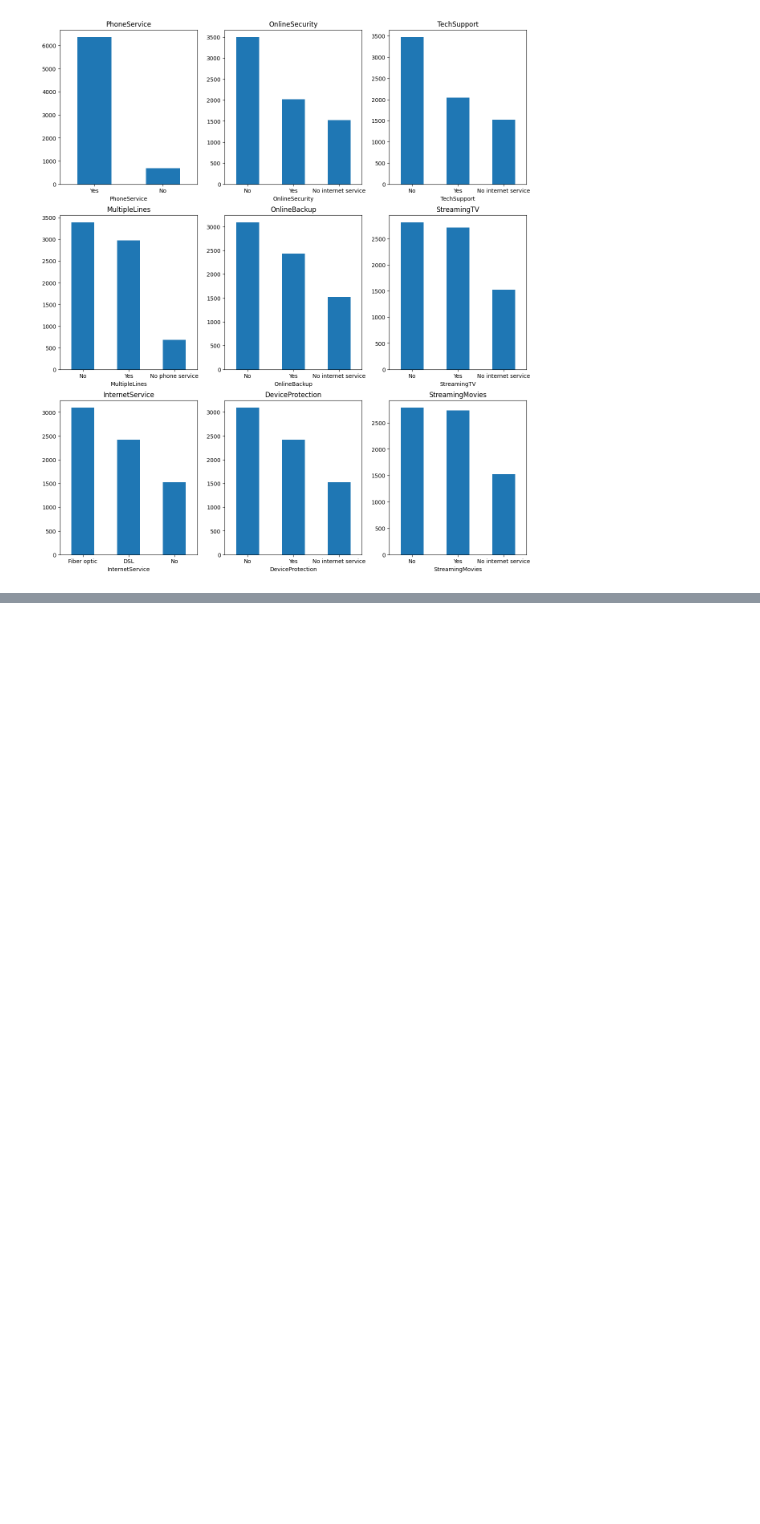
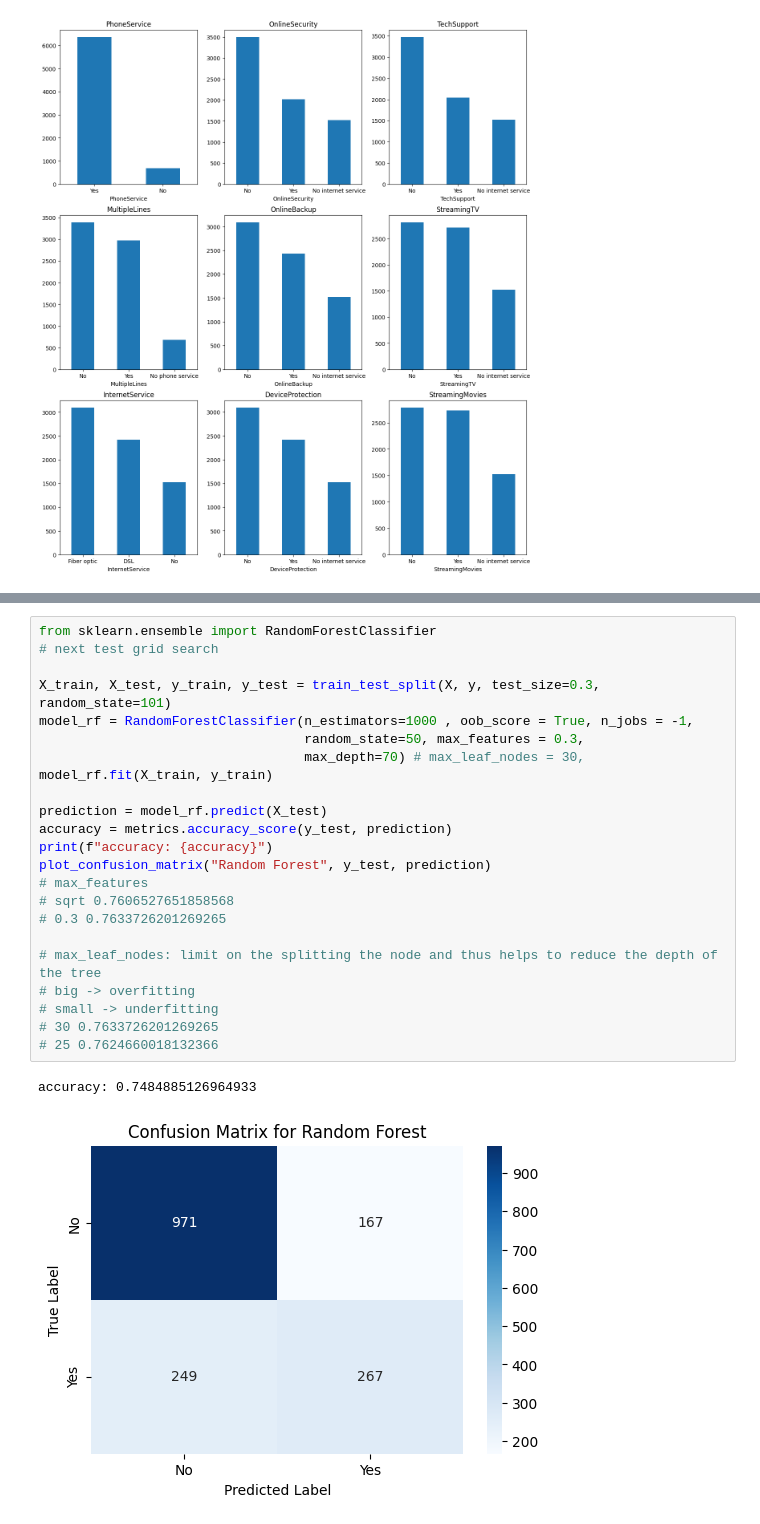
Before and after one commit to nesrineabd/churn-analysis-telecom, a Jupyter notebook: Telecom Churn Prediction.ipynb, the cells around one changed output, grey strips where cells are left out. Saved outputs shown, nothing was run; the diff lists cells and outputs as text; blank space fills up the shorter version.

```diff
--- a/Telecom Churn Prediction.ipynb
+++ b/Telecom Churn Prediction.ipynb
@@ -373,0 +487,26 @@ for i, item in enumerate(services):
+# %%
+from sklearn.ensemble import RandomForestClassifier
+# next test grid search
+
+X_train, X_test, y_train, y_test = train_test_split(X, y, test_size=0.3, random_state=101)
+model_rf = RandomForestClassifier(n_estimators=1000 , oob_score = True, n_jobs = -1,
+                                  random_state=50, max_features = 0.3,
+                                  max_depth=70) # max_leaf_nodes = 30,
+model_rf.fit(X_train, y_train)
+
+prediction = model_rf.predict(X_test)
+accuracy = metrics.accuracy_score(y_test, prediction)
+print(f"accuracy: {accuracy}")
+plot_confusion_matrix("Random Forest", y_test, prediction)
+# max_features
+# sqrt 0.7606527651858568
+# 0.3 0.7633726201269265
+
+# max_leaf_nodes: limit on the splitting the node and thus helps to reduce the depth of the tree
+# big -> overfitting
+# small -> underfitting
+# 30 0.7633726201269265
+# 25 0.7624660018132366
+# %% [output]
+accuracy: 0.7484885126964933
+[figure, added]
```
Also changed, not shown: parts of 18 cells of this notebook.
